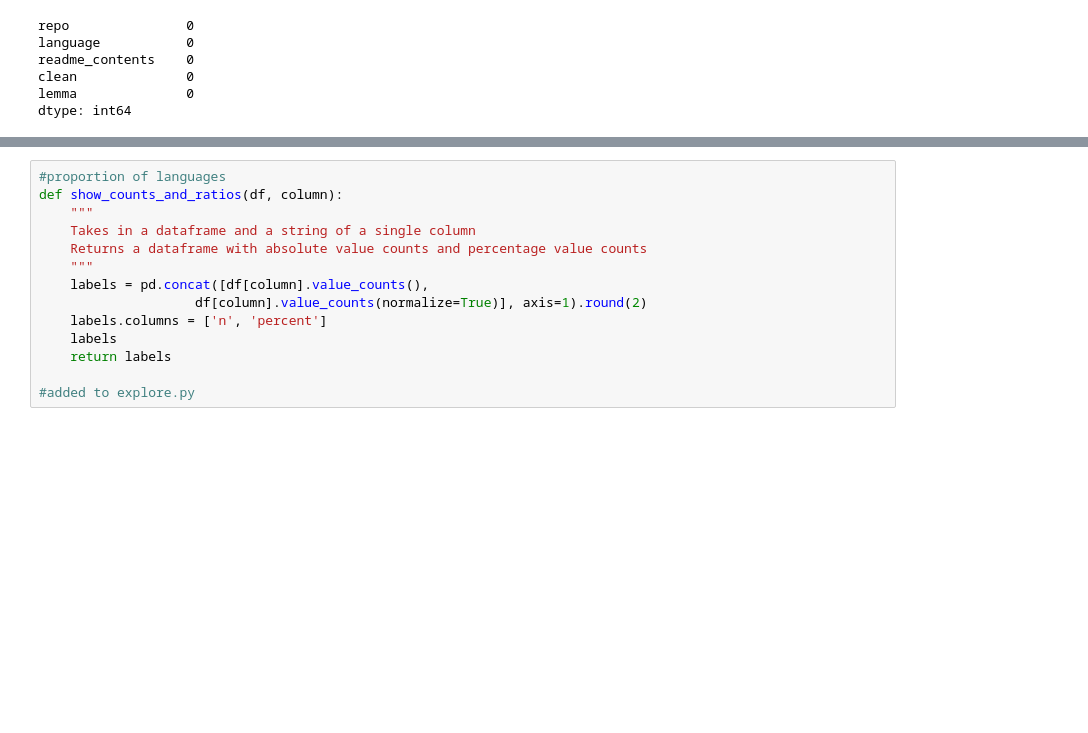
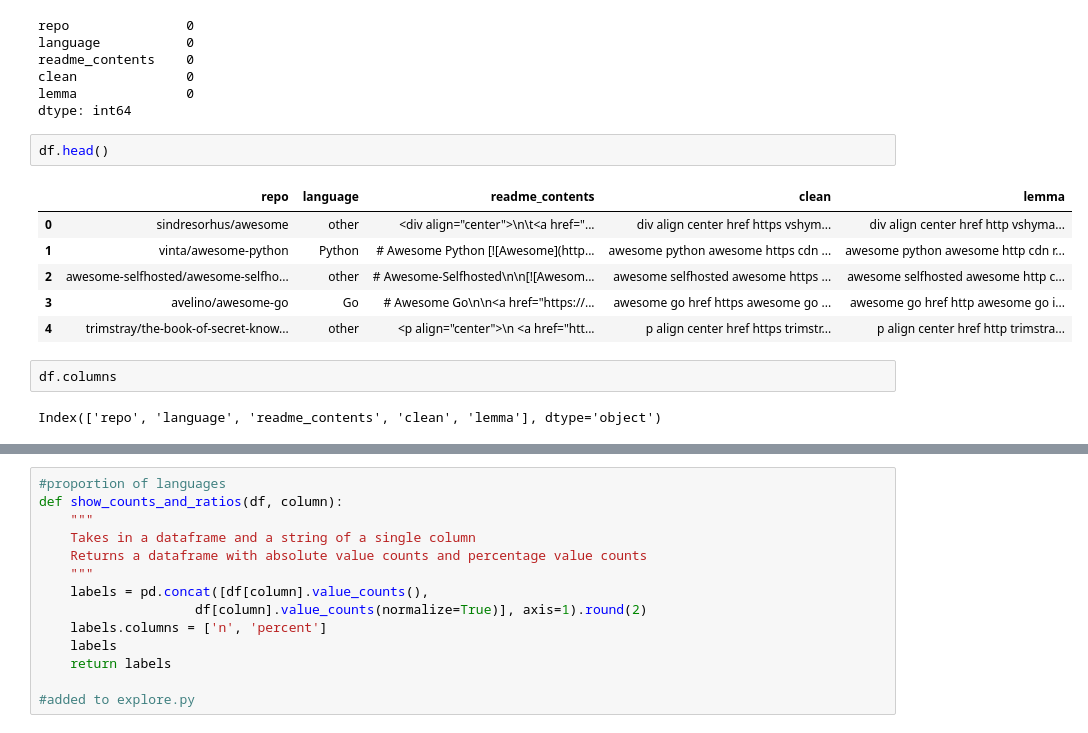
Before and after one commit to projectlanguagepredictor/nlp_launch, a Jupyter notebook: ez_explore.ipynb, the cells around one changed output, grey strips where cells are left out. Saved outputs shown, nothing was run; the diff lists cells and outputs as text; blank space fills up the shorter version.

```diff
--- a/ez_explore.ipynb
+++ b/ez_explore.ipynb
@@ -143,3 +159,16 @@ readme_contents    0
 clean              0
 lemma              0
 dtype: int64
+# %%
+df.head()
+# %% [output]
+|  | repo | language | readme_contents | clean | lemma |
+| 0 | sindresorhus/awesome | other | <div align="center">\n\t<a href="... | div align center href https vshym... | div align center href http vshyma... |
+| 1 | vinta/awesome-python | Python | # Awesome Python [![Awesome](http... | awesome python awesome https cdn ... | awesome python awesome http cdn r... |
+| 2 | awesome-selfhosted/awesome-selfho... | other | # Awesome-Selfhosted\n\n[![Awesom... | awesome selfhosted awesome https ... | awesome selfhosted awesome http c... |
+| 3 | avelino/awesome-go | Go | # Awesome Go\n\n<a href="https://... | awesome go href https awesome go ... | awesome go href http awesome go i... |
+| 4 | trimstray/the-book-of-secret-know... | other | <p align="center">\n <a href="htt... | p align center href https trimstr... | p align center href http trimstra... |
+# %%
+df.columns
+# %% [output]
+Index(['repo', 'language', 'readme_contents', 'clean', 'lemma'], dtype='object')
```
Also changed, not shown: parts of 12 cells of this notebook, 3 other files.
